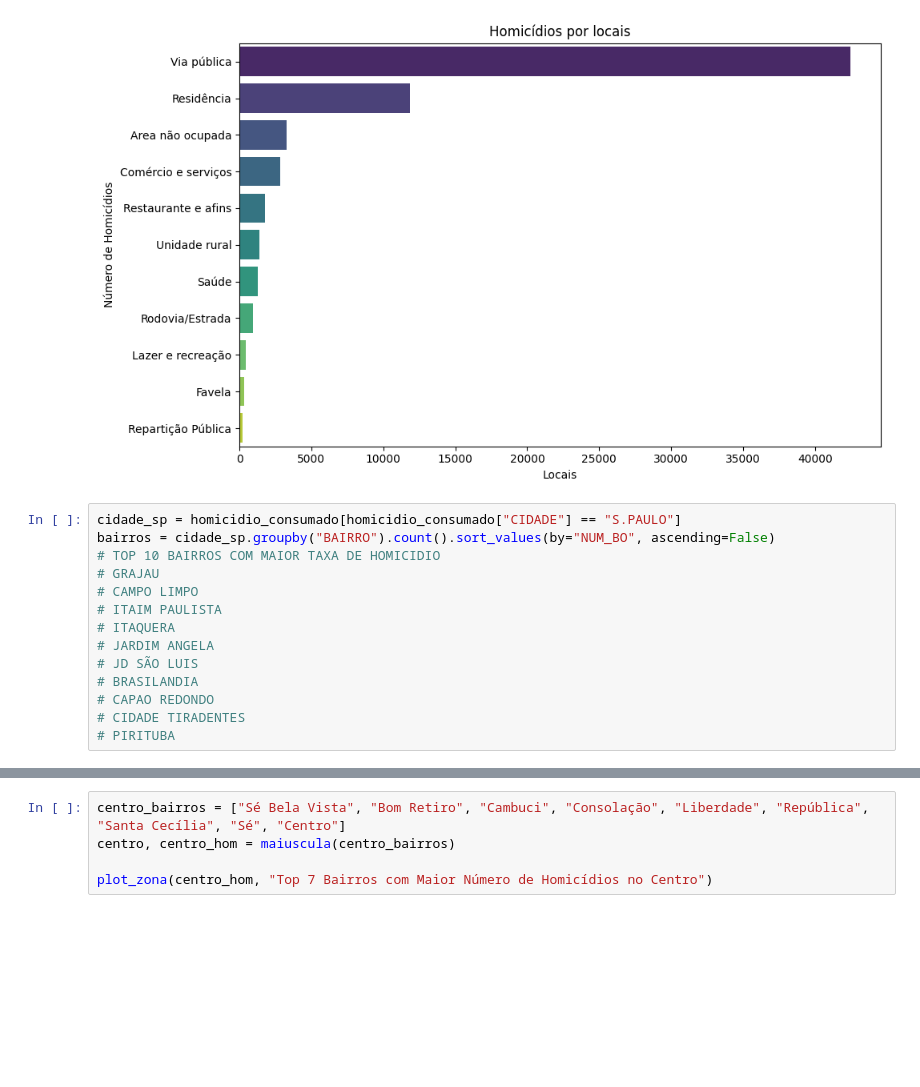
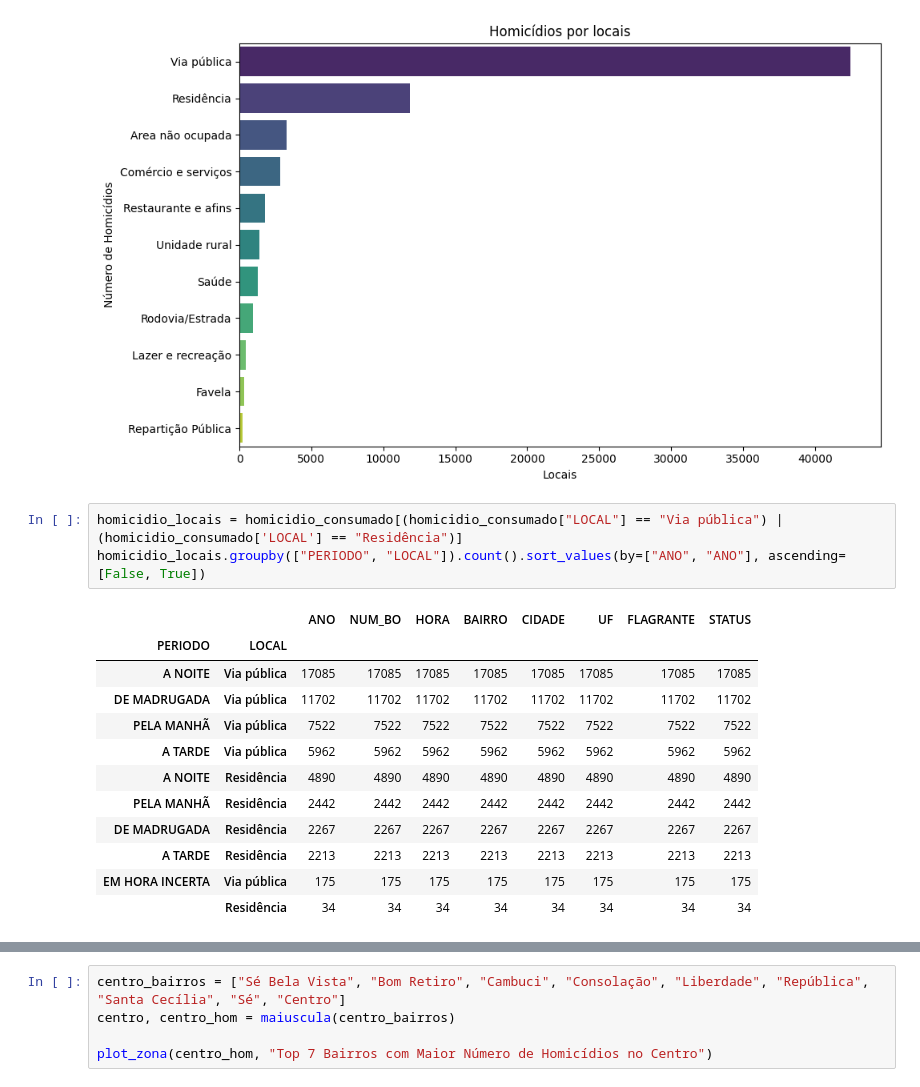
Before and after one commit to Pennini/Curso-Python-2022, a Jupyter notebook: Projeto_Final/projeto_final_crimes.ipynb, the cells around one changed output, grey strips where cells are left out. Drawn from its saved outputs; the diff is of its cells as text; blank space fills up the shorter version.

```diff
--- a/Projeto_Final/projeto_final_crimes.ipynb
+++ b/Projeto_Final/projeto_final_crimes.ipynb
@@ -243,17 +253,19 @@ plt.tight_layout()
 plt.show()
 # %% [output]
 [figure]
-# %%
-cidade_sp = homicidio_consumado[homicidio_consumado["CIDADE"] == "S.PAULO"]
-bairros = cidade_sp.groupby("BAIRRO").count().sort_values(by="NUM_BO", ascending=False)
-# TOP 10 BAIRROS COM MAIOR TAXA DE HOMICIDIO
-# GRAJAU
-# CAMPO LIMPO
-# ITAIM PAULISTA
-# ITAQUERA
-# JARDIM ANGELA
-# JD SÃO LUIS
-# BRASILANDIA
-# CAPAO REDONDO
-# CIDADE TIRADENTES
-# PIRITUBA
+# %%
+homicidio_locais = homicidio_consumado[(homicidio_consumado["LOCAL"] == "Via pública") | (homicidio_consumado['LOCAL'] == "Residência")]
+homicidio_locais.groupby(["PERIODO", "LOCAL"]).count().sort_values(by=["ANO", "ANO"], ascending=[False, True])
+# %% [output]
+|  |  | ANO | NUM_BO | HORA | BAIRRO | CIDADE | UF | FLAGRANTE | STATUS |
+| PERIODO | LOCAL |  |  |  |  |  |  |  |  |
+| A NOITE | Via pública | 17085 | 17085 | 17085 | 17085 | 17085 | 17085 | 17085 | 17085 |
+| DE MADRUGADA | Via pública | 11702 | 11702 | 11702 | 11702 | 11702 | 11702 | 11702 | 11702 |
+| PELA MANHÃ | Via pública | 7522 | 7522 | 7522 | 7522 | 7522 | 7522 | 7522 | 7522 |
+| A TARDE | Via pública | 5962 | 5962 | 5962 | 5962 | 5962 | 5962 | 5962 | 5962 |
+| A NOITE | Residência | 4890 | 4890 | 4890 | 4890 | 4890 | 4890 | 4890 | 4890 |
+| PELA MANHÃ | Residência | 2442 | 2442 | 2442 | 2442 | 2442 | 2442 | 2442 | 2442 |
+| DE MADRUGADA | Residência | 2267 | 2267 | 2267 | 2267 | 2267 | 2267 | 2267 | 2267 |
+| A TARDE | Residência | 2213 | 2213 | 2213 | 2213 | 2213 | 2213 | 2213 | 2213 |
+| EM HORA INCERTA | Via pública | 175 | 175 | 175 | 175 | 175 | 175 | 175 | 175 |
+|  | Residência | 34 | 34 | 34 | 34 | 34 | 34 | 34 | 34 |
```
Also changed, not shown: parts of 8 cells of this notebook.
